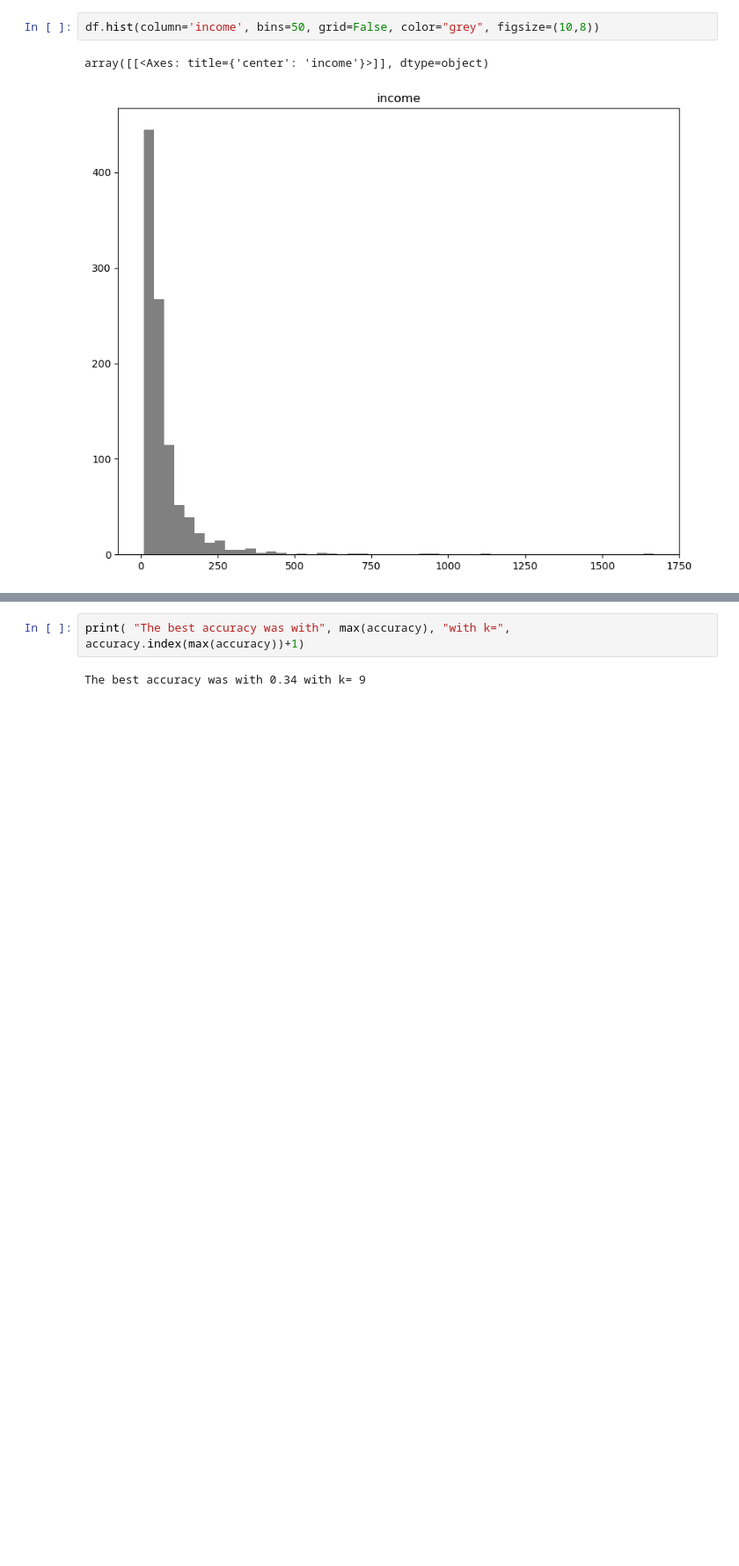
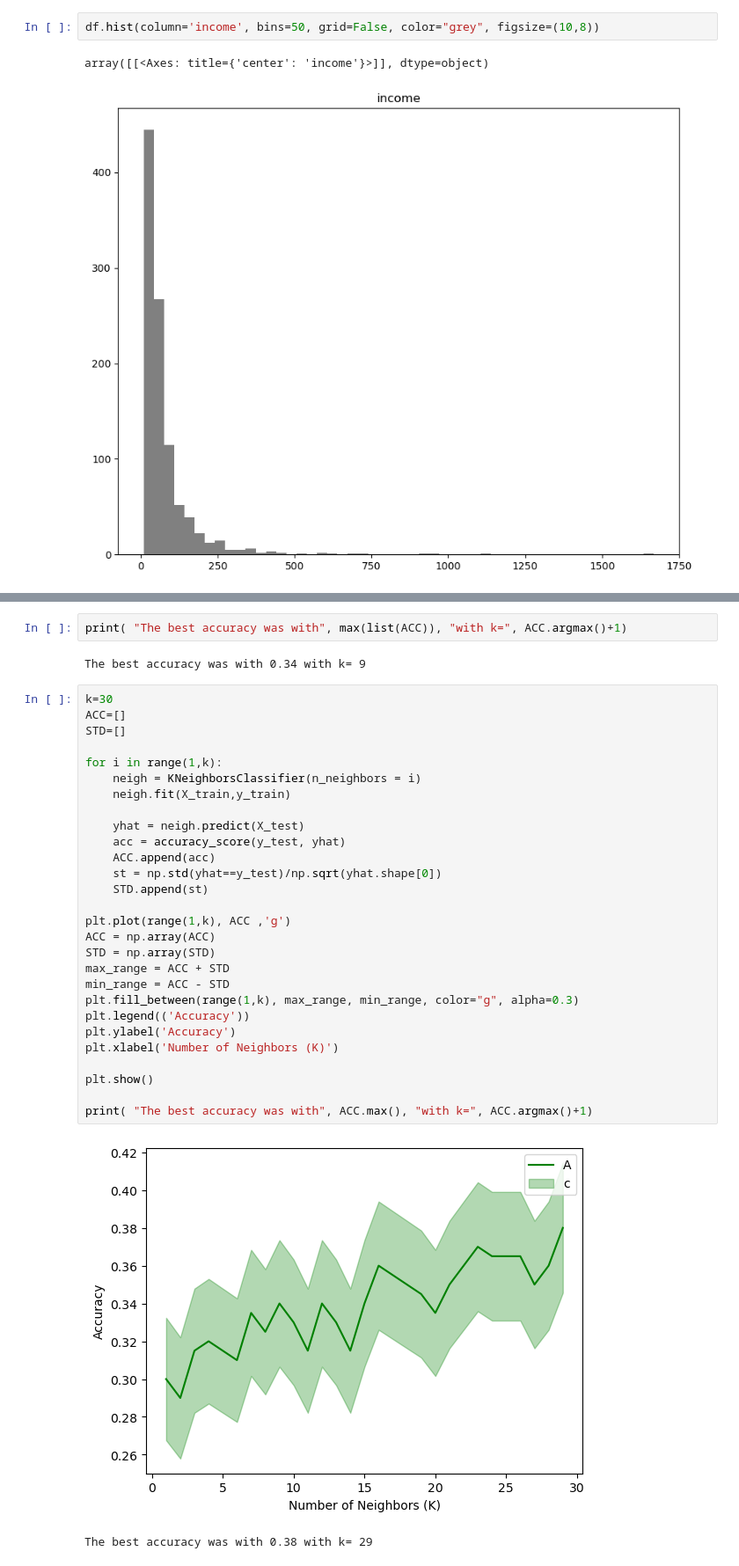
Before and after one commit to zahra-ahmadbeigloo/Machine-Learning-Projects, a Jupyter notebook: Telecommunication-Customers/Tele-Customer-Classification.ipynb, the cells around one changed output, grey strips where cells are left out. Shown: that part at 88% size. Drawn from its saved outputs; the diff is of its cells as text; blank space fills up the shorter version.

```diff
--- a/Telecommunication-Customers/Tele-Customer-Classification.ipynb
+++ b/Telecommunication-Customers/Tele-Customer-Classification.ipynb
@@ -98,4 +123,35 @@ plt.show()
 # %%
-print( "The best accuracy was with", max(accuracy), "with k=", accuracy.index(max(accuracy))+1)
+print( "The best accuracy was with", max(list(ACC)), "with k=", ACC.argmax()+1)
 # %% [output]
 The best accuracy was with 0.34 with k= 9
+# %%
+k=30
+ACC=[]
+STD=[]
+
+for i in range(1,k):
+    neigh = KNeighborsClassifier(n_neighbors = i)
+    neigh.fit(X_train,y_train)
+
+    yhat = neigh.predict(X_test)
+    acc = accuracy_score(y_test, yhat)
+    ACC.append(acc)
+    st = np.std(yhat==y_test)/np.sqrt(yhat.shape[0])
+    STD.append(st)
+
+plt.plot(range(1,k), ACC ,'g')
+ACC = np.array(ACC)
+STD = np.array(STD)
+max_range = ACC + STD
+min_range = ACC - STD
+plt.fill_between(range(1,k), max_range, min_range, color="g", alpha=0.3)
+plt.legend(('Accuracy'))
+plt.ylabel('Accuracy')
+plt.xlabel('Number of Neighbors (K)')
+
+plt.show()
+
+print( "The best accuracy was with", ACC.max(), "with k=", ACC.argmax()+1)
+# %% [output]
+[figure, added]
+The best accuracy was with 0.38 with k= 29
```
Also changed, not shown: parts of 25 cells of this notebook.
